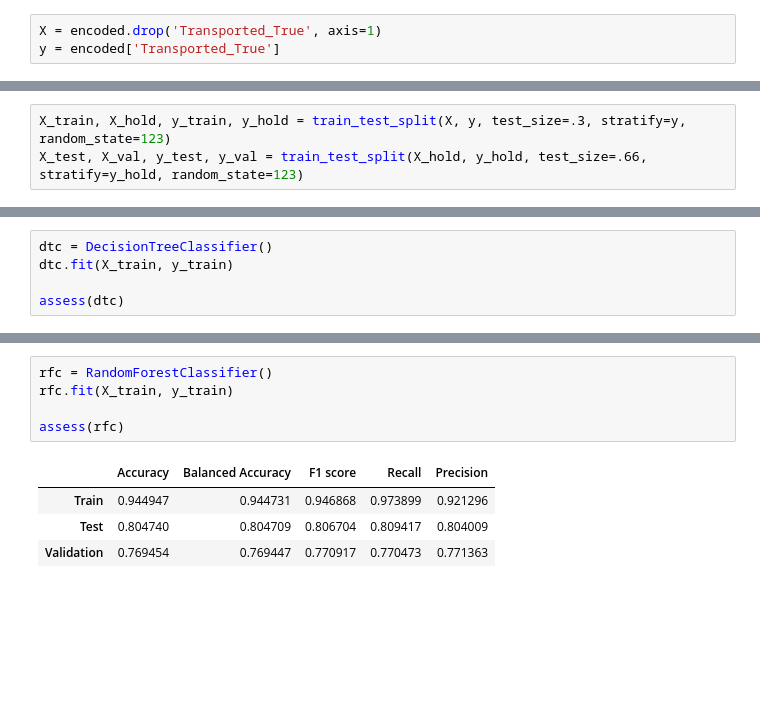
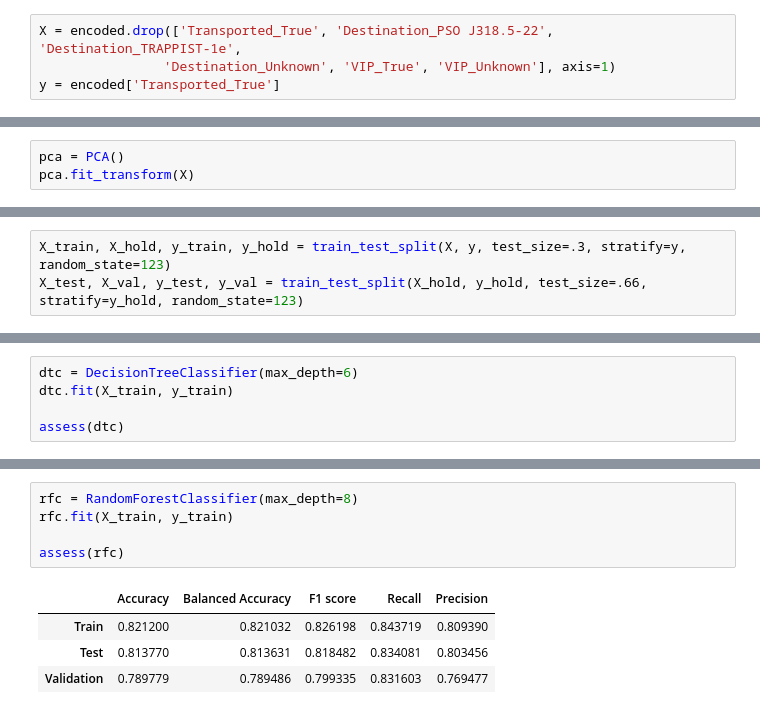
Before and after one commit to TosinPhillip/Spaceship-Titanic-EDA, a Jupyter notebook: Titanic.ipynb, the cells around one changed output, grey strips where cells are left out. Saved outputs shown, nothing was run; the diff lists cells and outputs as text; blank space fills up the shorter version.

```diff
--- a/Titanic.ipynb
+++ b/Titanic.ipynb
@@ -599,5 +601,6 @@ memory usage: 501.0 KB
 # %% [markdown]
 Now, we are getting ready for model development
 # %%
-X = encoded.drop('Transported_True', axis=1)
+X = encoded.drop(['Transported_True', 'Destination_PSO J318.5-22', 'Destination_TRAPPIST-1e',
+                'Destination_Unknown', 'VIP_True', 'VIP_Unknown'], axis=1)
 y = encoded['Transported_True']
@@ -613,0 +607,3 @@ memory usage: 8.6 KB
+# %%
+pca = PCA()
+pca.fit_transform(X)
@@ -660,5 +701,5 @@ assess(log_reg)
 # %%
-dtc = DecisionTreeClassifier()
+dtc = DecisionTreeClassifier(max_depth=6)
 dtc.fit(X_train, y_train)
 
 assess(dtc)
@@ -690,10 +743,10 @@ assess(lsvc)
 # %%
-rfc = RandomForestClassifier()
+rfc = RandomForestClassifier(max_depth=8)
 rfc.fit(X_train, y_train)
 
 assess(rfc)
 # %% [output]
 |  | Accuracy | Balanced Accuracy | F1 score | Recall | Precision |
-| Train | 0.944947 | 0.944731 | 0.946868 | 0.973899 | 0.921296 |
-| Test | 0.804740 | 0.804709 | 0.806704 | 0.809417 | 0.804009 |
-| Validation | 0.769454 | 0.769447 | 0.770917 | 0.770473 | 0.771363 |
+| Train | 0.821200 | 0.821032 | 0.826198 | 0.843719 | 0.809390 |
+| Test | 0.813770 | 0.813631 | 0.818482 | 0.834081 | 0.803456 |
+| Validation | 0.789779 | 0.789486 | 0.799335 | 0.831603 | 0.769477 |
```
Also changed, not shown: parts of 23 cells of this notebook, 3 other files.
